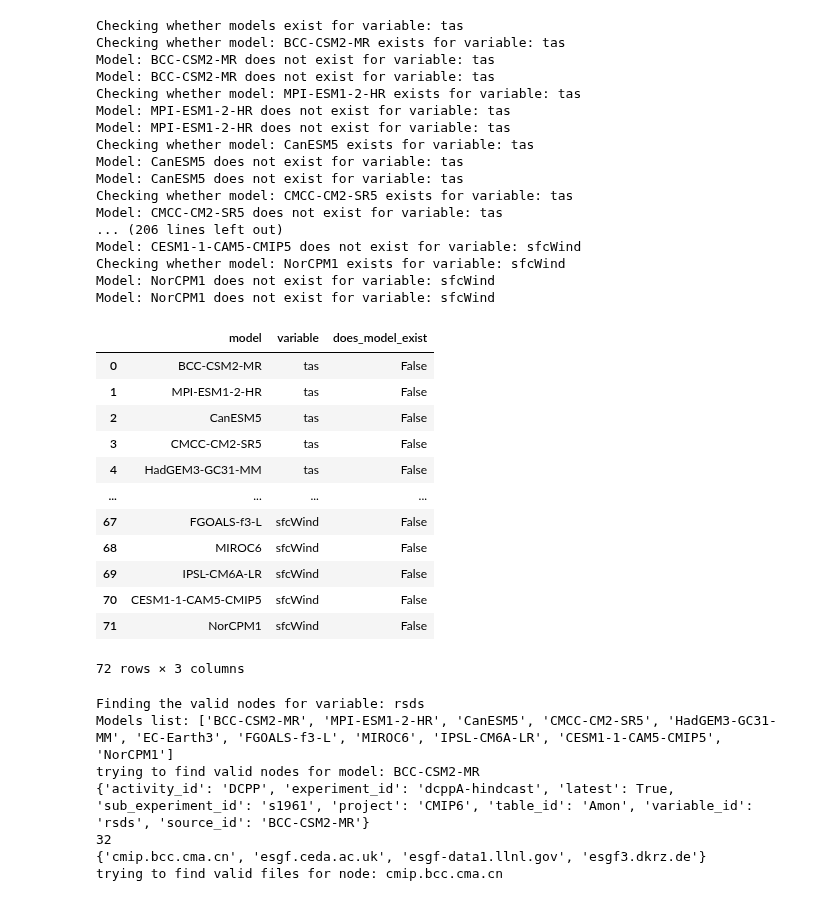
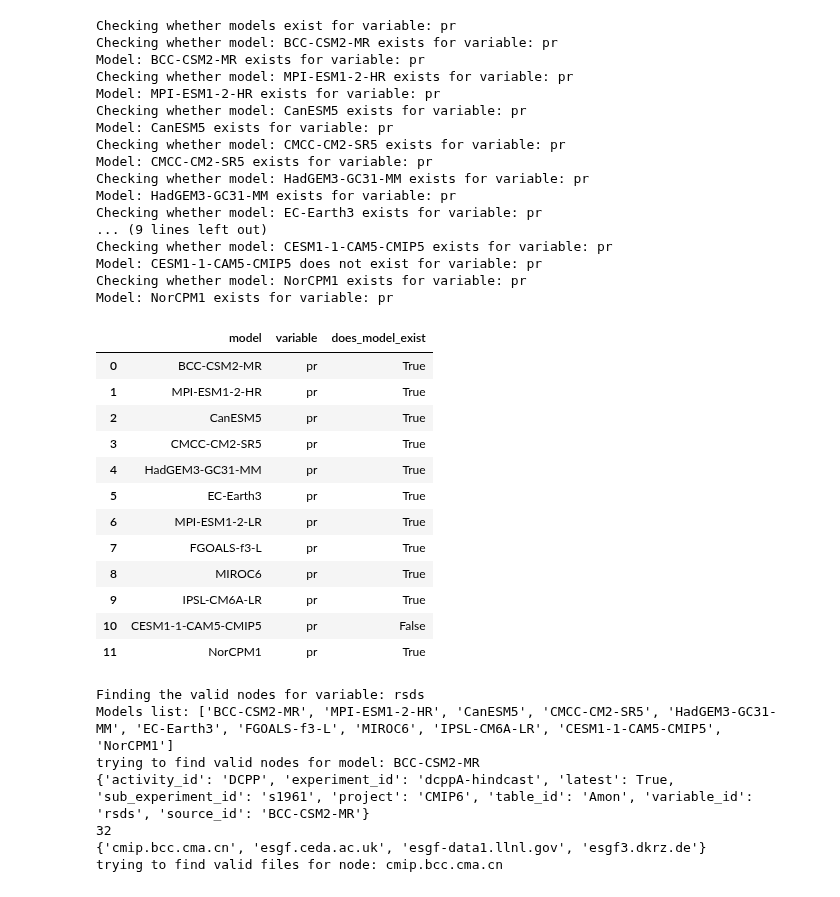
Before and after one commit to benhutchmet/downloading-data, a Jupyter notebook: DCPP/find-consistent-models.ipynb, the cells around one changed output. Cells and saved outputs as stored; diff of their text form; code cells hidden in the pictures.

Commit message:
looking at models for precip

```diff
--- a/DCPP/find-consistent-models.ipynb
+++ b/DCPP/find-consistent-models.ipynb
@@ -47,8 +47,11 @@ params = {
 }
 # %%
 # Loop over the variables
-variables = dicts.variables
+# variables = dicts.variables
 models = dicts.models
+
+# Set up the test variable - 'pr' precip
+variables = ['pr']
 
 # Create a dataframe for the results
 # Containing three columns: model, experiment, does_model_exist
@@ -65,62 +68,62 @@ for variable in variables:
         # Set up the params
         params['variable_id'] = variable
         params['source_id'] = model
 
         # Query the database
         ctx = connection.new_context(**params)
 
         try:
             # Get the results from the query
             results = ctx.search()
         except:
             print("Model: " + model + " does not exist for variable: " + variable)
             results = []
 
         # If the length of results is greater than 0
         if len(results) > 0:
             print("Model: " + model + " exists for variable: " + variable)
 
             # Append True to the dataframe
             results_df = pd.concat([results_df, pd.DataFrame({'model': [model], 'variable': [variable], 'does_model_exist': [True]})], ignore_index=True)
         else:
             print("Model: " + model + " does not exist for variable: " + variable)
 
             # Append False to the dataframe
             results_df = pd.concat([results_df, pd.DataFrame({'model': [model], 'variable': [variable], 'does_model_exist': [False]})], ignore_index=True)
 
 # Print the dataframe
 results_df
 # %% [output]
-Checking whether models exist for variable: tas
-Checking whether model: BCC-CSM2-MR exists for variable: tas
-Model: BCC-CSM2-MR does not exist for variable: tas
-Model: BCC-CSM2-MR does not exist for variable: tas
-Checking whether model: MPI-ESM1-2-HR exists for variable: tas
-Model: MPI-ESM1-2-HR does not exist for variable: tas
-Model: MPI-ESM1-2-HR does not exist for variable: tas
-Checking whether model: CanESM5 exists for variable: tas
-Model: CanESM5 does not exist for variable: tas
-Model: CanESM5 does not exist for variable: tas
-Checking whether model: CMCC-CM2-SR5 exists for variable: tas
-Model: CMCC-CM2-SR5 does not exist for variable: tas
-... (206 lines left out)
-Model: CESM1-1-CAM5-CMIP5 does not exist for variable: sfcWind
-Checking whether model: NorCPM1 exists for variable: sfcWind
-Model: NorCPM1 does not exist for variable: sfcWind
-Model: NorCPM1 does not exist for variable: sfcWind
+Checking whether models exist for variable: pr
+Checking whether model: BCC-CSM2-MR exists for variable: pr
+Model: BCC-CSM2-MR exists for variable: pr
+Checking whether model: MPI-ESM1-2-HR exists for variable: pr
+Model: MPI-ESM1-2-HR exists for variable: pr
+Checking whether model: CanESM5 exists for variable: pr
+Model: CanESM5 exists for variable: pr
+Checking whether model: CMCC-CM2-SR5 exists for variable: pr
+Model: CMCC-CM2-SR5 exists for variable: pr
+Checking whether model: HadGEM3-GC31-MM exists for variable: pr
+Model: HadGEM3-GC31-MM exists for variable: pr
+Checking whether model: EC-Earth3 exists for variable: pr
+... (9 lines left out)
+Checking whether model: CESM1-1-CAM5-CMIP5 exists for variable: pr
+Model: CESM1-1-CAM5-CMIP5 does not exist for variable: pr
+Checking whether model: NorCPM1 exists for variable: pr
+Model: NorCPM1 exists for variable: pr
 |  | model | variable | does_model_exist |
-| 0 | BCC-CSM2-MR | tas | False |
-| 1 | MPI-ESM1-2-HR | tas | False |
-| 2 | CanESM5 | tas | False |
-| 3 | CMCC-CM2-SR5 | tas | False |
-| 4 | HadGEM3-GC31-MM | tas | False |
-| ... | ... | ... | ... |
-| 67 | FGOALS-f3-L | sfcWind | False |
-| 68 | MIROC6 | sfcWind | False |
-| 69 | IPSL-CM6A-LR | sfcWind | False |
-| 70 | CESM1-1-CAM5-CMIP5 | sfcWind | False |
-| 71 | NorCPM1 | sfcWind | False |
+| 0 | BCC-CSM2-MR | pr | True |
+| 1 | MPI-ESM1-2-HR | pr | True |
+| 2 | CanESM5 | pr | True |
+| 3 | CMCC-CM2-SR5 | pr | True |
+| 4 | HadGEM3-GC31-MM | pr | True |
+| 5 | EC-Earth3 | pr | True |
+| 6 | MPI-ESM1-2-LR | pr | True |
+| 7 | FGOALS-f3-L | pr | True |
+| 8 | MIROC6 | pr | True |
+| 9 | IPSL-CM6A-LR | pr | True |
+| 10 | CESM1-1-CAM5-CMIP5 | pr | False |
+| 11 | NorCPM1 | pr | True |
-72 rows × 3 columns
 # %%
 # Create an empty dictionary to store the valid nodes for each variable
 variable_nodes = {}
```
Also changed, not shown: 1 other file.
